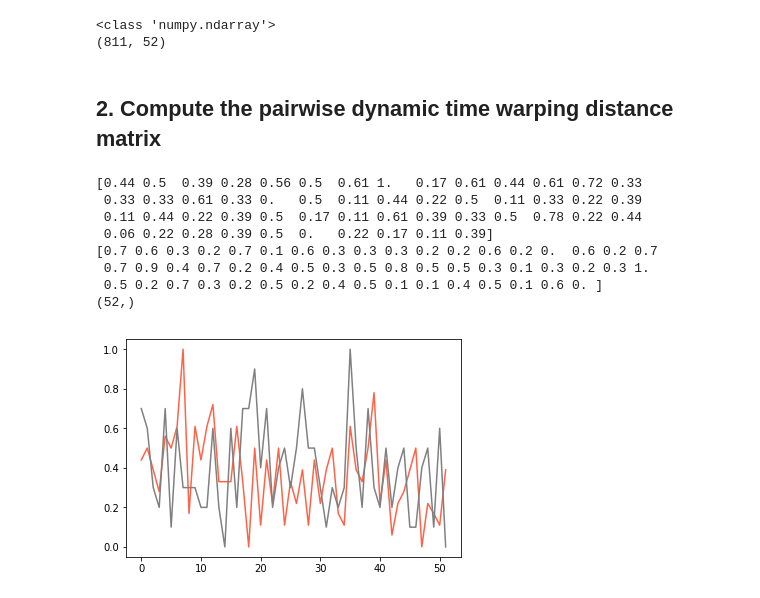
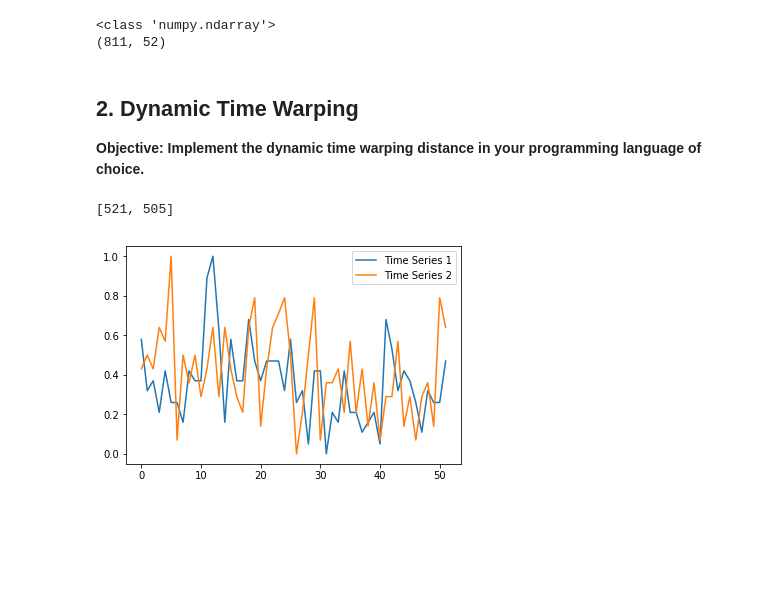
Before and after one commit to Yosuke-Ijiri/GMML, a Jupyter notebook: GMML.ipynb, the cells around one changed output. Saved outputs shown, nothing was run; the diff lists cells and outputs as text; code cells hidden in the pictures; blank space fills up the shorter version.

```diff
--- a/GMML.ipynb
+++ b/GMML.ipynb
@@ -67,24 +61,20 @@ print(data.shape)
 <class 'numpy.ndarray'>
 (811, 52)
 # %% [markdown]
-## 2. Compute the pairwise dynamic time warping distance matrix
+## 2. Dynamic Time Warping
+**Objective: Implement the dynamic time warping distance in your programming language of choice.**
-# %%
-# Plot two sample time series
-print(data[0])
-print(data[1])
-print(data[0].shape)
-plt.plot(data[0], color='tomato')
-plt.plot(data[1], color='gray');
-# %% [output]
-[0.44 0.5  0.39 0.28 0.56 0.5  0.61 1.   0.17 0.61 0.44 0.61 0.72 0.33
- 0.33 0.33 0.61 0.33 0.   0.5  0.11 0.44 0.22 0.5  0.11 0.33 0.22 0.39
- 0.11 0.44 0.22 0.39 0.5  0.17 0.11 0.61 0.39 0.33 0.5  0.78 0.22 0.44
- 0.06 0.22 0.28 0.39 0.5  0.   0.22 0.17 0.11 0.39]
-[0.7 0.6 0.3 0.2 0.7 0.1 0.6 0.3 0.3 0.3 0.2 0.2 0.6 0.2 0.  0.6 0.2 0.7
- 0.7 0.9 0.4 0.7 0.2 0.4 0.5 0.3 0.5 0.8 0.5 0.5 0.3 0.1 0.3 0.2 0.3 1.
- 0.5 0.2 0.7 0.3 0.2 0.5 0.2 0.4 0.5 0.1 0.1 0.4 0.5 0.1 0.6 0. ]
-(52,)
-[figure, removed]
+# %%
+# Plot two sample time series that are chosen randomly
+samples = random.sample(range(data.shape[0]), 2)
+print(samples)
+ts1 = data[samples[0]]
+ts2 = data[samples[1]]
+plt.plot(ts1, label="Time Series 1")
+plt.plot(ts2, label="Time Series 2")
+plt.legend();
+# %% [output]
+[521, 505]
+[figure, added]
 # %%
 def DTW(x, y):
     '''
```
Also changed, not shown: parts of 13 cells of this notebook, 2 other files.
